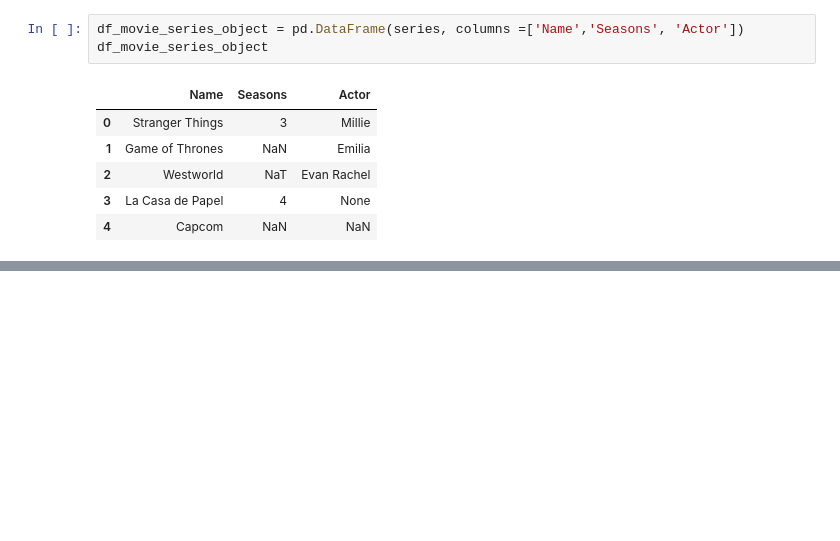
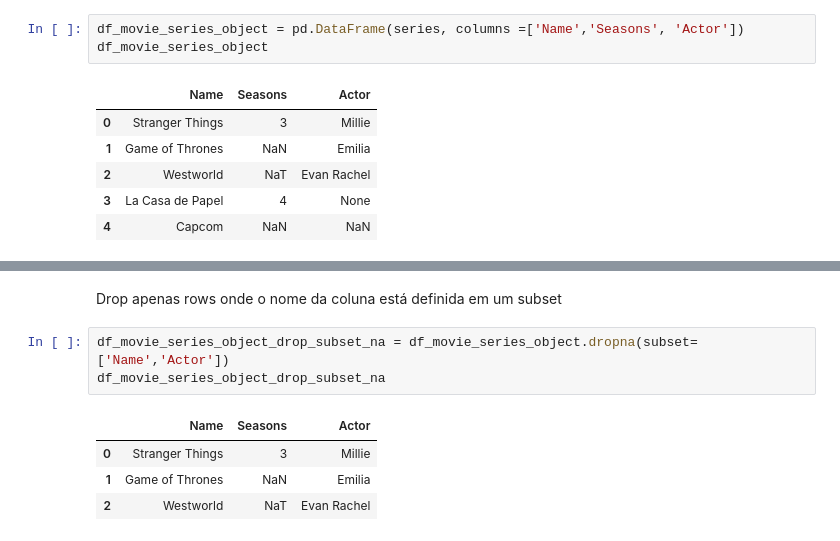
Before and after one commit to rodrigoluciano/r-d_ciencia_e_analise_de_dados, a Jupyter notebook: DataScience.ipynb, the cells around one changed output, grey strips where cells are left out. Drawn from its saved outputs; the diff is of its cells as text; blank space fills up the shorter version.

```diff
--- a/DataScience.ipynb
+++ b/DataScience.ipynb
@@ -267,0 +308,10 @@ df_movie_series_object
+# %% [markdown]
+Drop apenas rows onde o nome da coluna está definida em um subset
+# %%
+df_movie_series_object_drop_subset_na = df_movie_series_object.dropna(subset=['Name','Actor'])
+df_movie_series_object_drop_subset_na
+# %% [output]
+|  | Name | Seasons | Actor |
+| 0 | Stranger Things | 3 | Millie |
+| 1 | Game of Thrones | NaN | Emilia |
+| 2 | Westworld | NaT | Evan Rachel |
```
Also changed, not shown: parts of 8 cells of this notebook.
